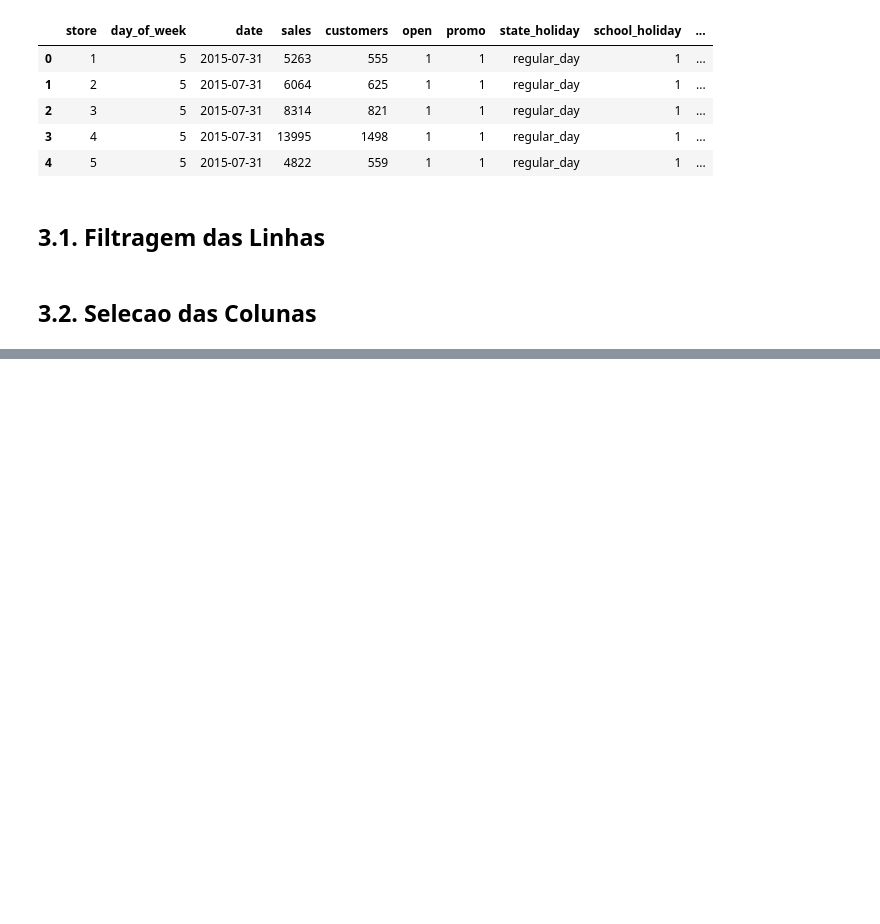
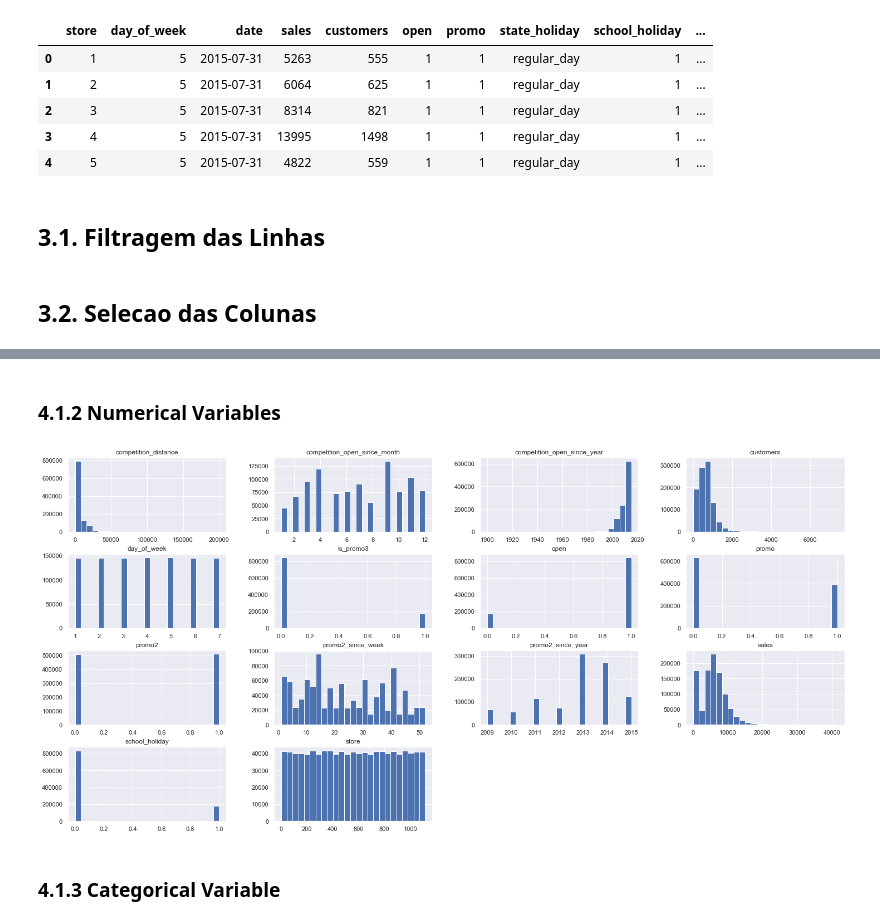
Before and after one commit to igordesouza/ds-em-producao, a Jupyter notebook: m04_v01_store_sales_prediction-Copy1.ipynb, the cells around one changed output, grey strips where cells are left out. Cells and saved outputs as stored; diff of their text form; code cells hidden in the pictures; blank space fills up the shorter version.

```diff
--- a/m04_v01_store_sales_prediction-Copy1.ipynb
+++ b/m04_v01_store_sales_prediction-Copy1.ipynb
@@ -871,0 +910,8 @@ df3 = df3.drop( cols_drop, axis=1 )
+# %% [markdown]
+### 4.1.2 Numerical Variables
+# %%
+num_attributes.hist(bins=25);
+# %% [output]
+[figure, added]
+# %% [markdown]
+### 4.1.3 Categorical Variable
```
Also changed, not shown: parts of 12 cells of this notebook.
